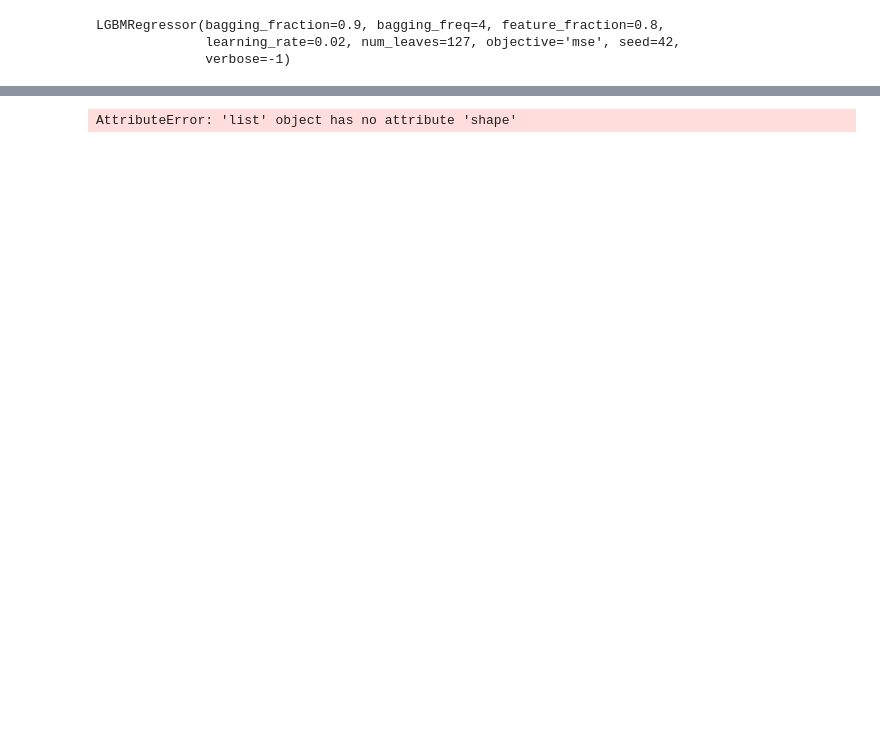
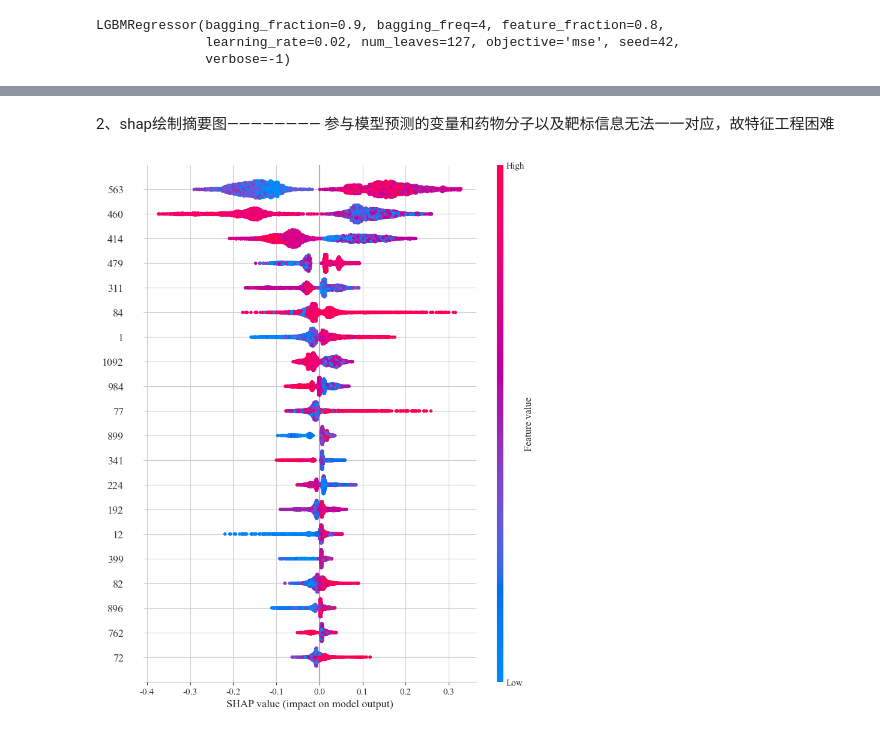
Before and after one commit to Persistence2021/YYL-DTI-MD, a Jupyter notebook: scripts/SHAP.ipynb, the cells around one changed output, grey strips where cells are left out. Drawn from its saved outputs; the diff is of its cells as text; code cells hidden in the pictures; blank space fills up the shorter version.

Commit message:
Forth Commit shap

```diff
--- a/scripts/SHAP.ipynb
+++ b/scripts/SHAP.ipynb
@@ -83,3 +49,25 @@ BIOACTIVITY_THRESHOLD = {
+# %%
+# 将列表类型数据转换为DataFrame
+y_train = pd.DataFrame(y_train)
+y_val = pd.DataFrame(y_val)
+y_test = pd.DataFrame(y_test)
+X_train = pd.DataFrame(X_train)
+X_val = pd.DataFrame(X_val)
+X_test = pd.DataFrame(X_test)
+# y按行拼接获取数字特征
+y = pd.concat([y_train, y_val, y_test])
+# 训练集数据求x的均值和标准差
+# 全体y值求y的均值和标准差
+x_mean = X_train.mean()
+x_std = X_train.std()
+y_mean = y.mean()
+y_std = y.std()
+X_train = (X_train - x_mean) / x_std
+X_val = (X_val - x_mean) / x_std
+X_test = (X_test - x_mean) / x_std
+y_train = (y_train - y_mean) / y_std
+y_val = (y_val - y_mean) / y_std
+y_test = (y_test - y_mean) / y_std
 # %%
 # 模型参数
 param_lgb = {
@@ -102,12 +134,18 @@ LGBMRegressor(bagging_fraction=0.9, bagging_freq=4, feature_fraction=0.8,
+# %% [markdown]
+2、shap绘制摘要图————————
+参与模型预测的变量和药物分子以及靶标信息无法一一对应，故特征工程困难
 # %%
 # 构建力图
 import shap
+
 explainer = shap.TreeExplainer(model_lgb)
-shap_values = explainer.shap_values(X_test)
-
-sample_index = 17
-shap.force_plot(explainer.expected_value, shap_values[sample_index], X_test.iloc[sample_index], matplotlib=True)
-plt.savefig('shap力图.pdf',format = 'pdf', bbox_inches='tight')
-plt.show()
+# 计算shap值为numpy.array数组
+shap_values = explainer.shap_values(X_train)
+# 设置字体
+plt.rcParams['font.family'] = 'serif'
+plt.rcParams['font.serif'] = 'Times New Roman'
+plt.rcParams['font.size'] = 13
+plt.figure()
+shap.summary_plot(shap_values, X_train, feature_names=X_train.columns, plot_type="dot")
 # %% [output]
-AttributeError: 'list' object has no attribute 'shape'
+[figure, added]
```
Also changed, not shown: parts of 17 cells of this notebook.
